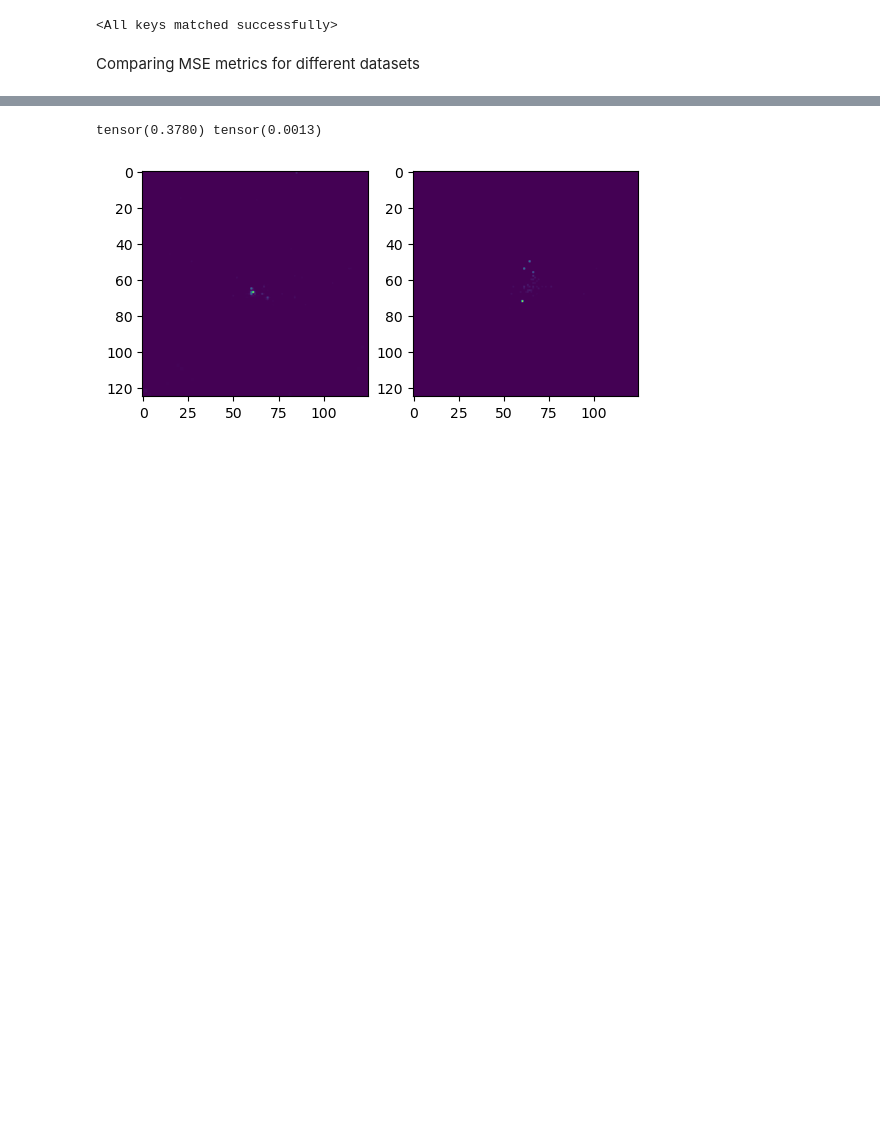
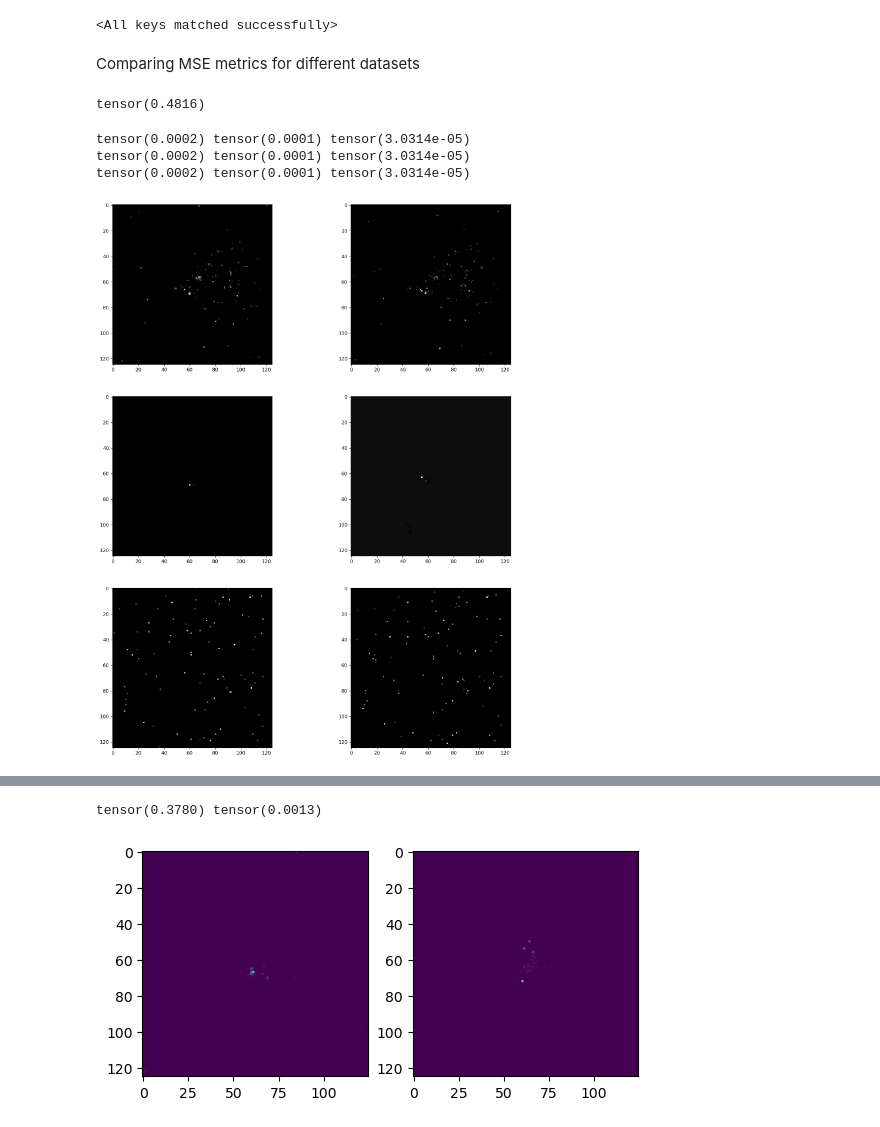
Before and after one commit to dinesh110598/Quark_Gluon_data, a Jupyter notebook: explore.ipynb, the cells around one changed output, grey strips where cells are left out. Saved outputs shown, nothing was run; the diff lists cells and outputs as text; code cells hidden in the pictures; blank space fills up the shorter version.

```diff
--- a/explore.ipynb
+++ b/explore.ipynb
@@ -184,5 +184,39 @@ net.load_state_dict(torch.load("Saves/3chan_ep_30_resnet.pth"))
 <All keys matched successfully>
 # %% [markdown]
 Comparing MSE metrics for different datasets
+# %%
+(img1[0, :, :, 0]*img1[0, :, :, 1]).sum()
+# %% [output]
+tensor(0.4816)
+# %%
+# net.load_state_dict(torch.load("Saves/ecal_ep_60_r0.1.pth"))
+dataset = get_train_dataset(2500)
+data_loader = torch.utils.data.DataLoader(dataset, 128, True)
+
+for (X, NL, mask) in data_loader:
+    X = X
+    A = eval_A(NL.int()) * mask.unsqueeze(2)
+    mask = mask
+    with torch.no_grad():
+        # Original samples
+        img1 = reconstruct_img2(X, mask)
+        # VAE-generated samples
+        mse_hit, mse_ener, mce_chan, img2 = loss_infer2(net, X, A, mask, True)
+    break
+
+idx = np.random.randint(128)
+fig, ax = plt.subplots(3, 2, figsize=(16,20), dpi=120)
+for i in range(3):
+    print(mse_hit, mse_ener, mce_chan)
+    ax[i,0].imshow(img1[idx, :, :, i], cmap='gray')
+    ax[i,1].imshow(img2[idx, :, :, i], cmap='gray')
+
+plt.show()
+# fig.savefig('Report/Plots/Flat_quark_train.pdf')
+# %% [output]
+tensor(0.0002) tensor(0.0001) tensor(3.0314e-05)
+tensor(0.0002) tensor(0.0001) tensor(3.0314e-05)
+tensor(0.0002) tensor(0.0001) tensor(3.0314e-05)
+[figure, added]
 # %%
 # net.load_state_dict(torch.load("Saves/ecal_ep_60_r0.1.pth"))
```
Also changed, not shown: parts of 3 cells of this notebook.
